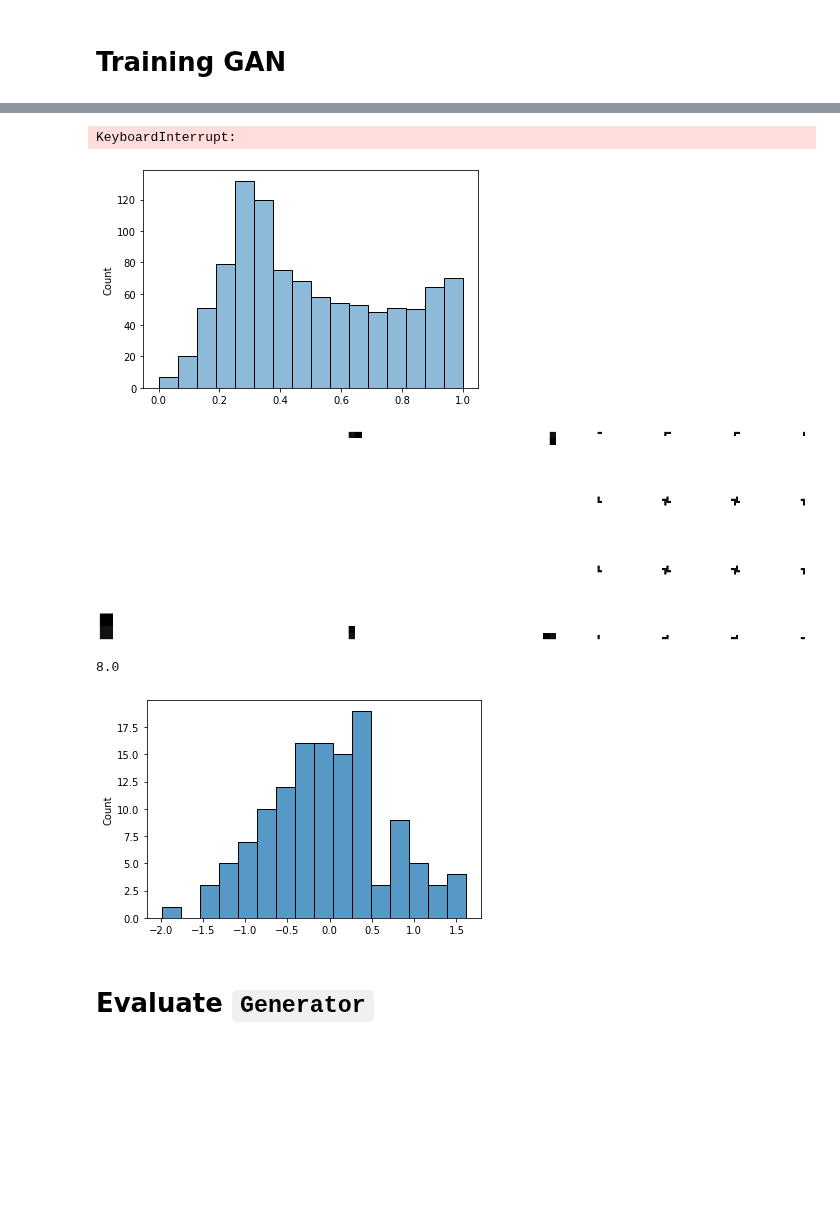
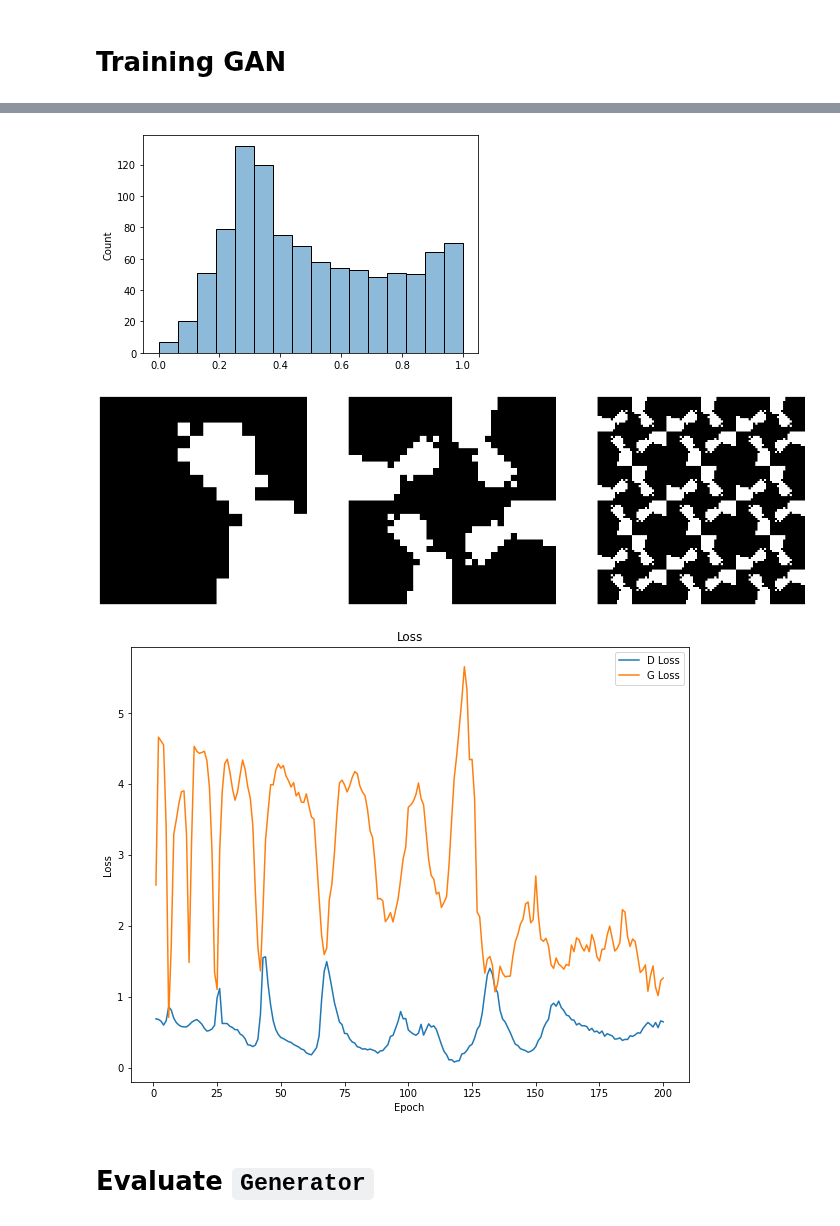
Before and after one commit to lucascbarbosa/INT, a Jupyter notebook: Manufatura Aditiva/Simulacao-GAN/pipeline/3- Machine_learning/GAN/GANv3.ipynb, the cells around one changed output, grey strips where cells are left out. Cells and saved outputs as stored; diff of their text form; code cells hidden in the pictures; blank space fills up the shorter version.

```diff
--- a/Manufatura Aditiva/Simulacao-GAN/pipeline/3- Machine_learning/GAN/GANv3.ipynb
+++ b/Manufatura Aditiva/Simulacao-GAN/pipeline/3- Machine_learning/GAN/GANv3.ipynb
@@ -347,10 +349,10 @@ def generate_input_G(input_G, n_samples, method):
     if method == 'uniform':
         X_input = np.random.uniform(n_samples,input_G)
     if method == 'spherical':
-        X_input = np.random.randn(input_G, n_samples)
-        X_input /= np.linalg.norm(X_input, axis=0)/8.0
-        X_input = X_input.T
-
+        X_input = np.random.randn(input_G * n_samples)
+        # reshape into a batch of inputs for the network
+        X_input = X_input.reshape(n_samples, input_G)
+        X_input /= np.linalg.norm(X_input, axis=0)/3.0
     return X_input
 
 def generate_real_samples(dataset, n_samples):
@@ -514,10 +516,11 @@ simmetry = 'p4'
 score = 'isotropy'
 
 # cutoff = 0.56 # p4m
+score_filename, geom_epoch_dirs, gif_filename, tmp_models_dir, models_dir, arrays_dir = get_filenames(dimension, simulation, simmetry, score)
 cutoff = 0.73 # p4
-
-score_filename, geom_epoch_dirs, gif_filename, tmp_models_dir, models_dir, arrays_dir = get_filenames(dimension, simulation, simmetry, score)
-X_good, y, size = load_data(score_filename,cutoff, plot=True)
+soft = True
+plot = True
+X_good, y, size = load_data(score_filename,cutoff, soft=soft, plot = plot)
 
 input_G = 128
 output_G = input_D = X_good.shape[1:]
@@ -528,8 +531,8 @@ num_epochs = 200
 lr = 1e-4
 sampling_method = 'normal'
 
-alpha_por = 1e-4
-alpha_val = 1e-1
+alpha_por = 2e-4
+alpha_val = 2e-1
 
 porosity = 0.55
 tol_porosity = 0.02
@@ -567,23 +570,6 @@ Good = 25.40 %
-KeyboardInterrupt:
 [figure]
-[figure, old version]
+[figure, new version]
+[figure, added]
-# %%
-X_input = np.random.randn(128, 10)
-X_input /= np.linalg.norm(X_input, axis=0)/8.0
-X_input = X_input.T
-# print(X_input[0,:])
-print(np.linalg.norm(X_input[0,:], axis=0))
-
-sns.histplot(X_input[0,:],bins=16)
-
-
-X_input = np.random.randn(128 * 10)
-# reshape into a batch of inputs for the network
-X_input = X_input.reshape(10, 128)
-# print(X_input[0,:])
-# %% [output]
-8.0
-[figure, removed]
 # %% [markdown]
 # Evaluate `Generator`
 # %% [markdown]
```
Also changed, not shown: parts of 7 cells of this notebook, 48 other files.
